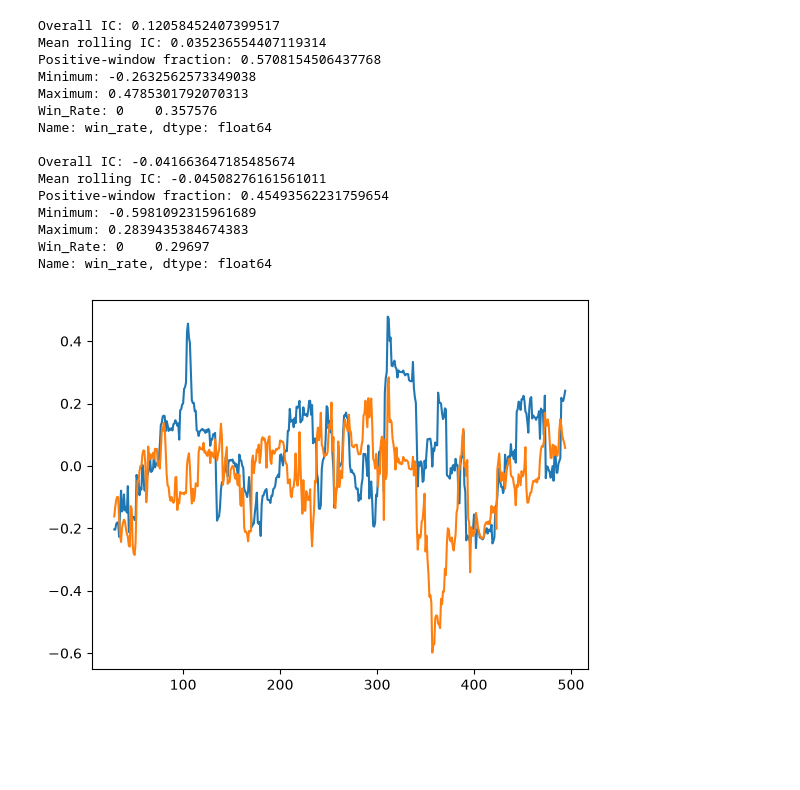
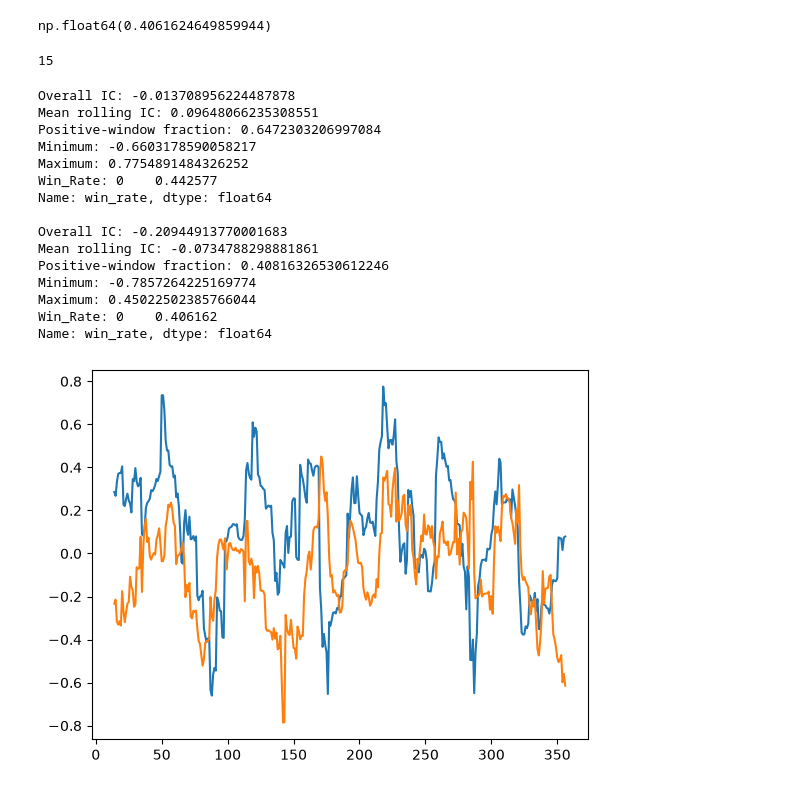
Before and after one commit to sdf1267/NeuralNetworkQuant, a Jupyter notebook: networks/test_model.ipynb, the cells around one changed output. Drawn from its saved outputs; the diff is of its cells as text; code cells hidden in the pictures; blank space fills up the shorter version.

```diff
--- a/networks/test_model.ipynb
+++ b/networks/test_model.ipynb
@@ -17,18 +15,18 @@ torch.manual_seed(seed)
 
 
 ticker = "AAPL"
-start = '2022-01-01'    # start date
+start = '2019-01-01'    # start date
 end  = '2026-01-01'     # end date
 interval = '1d'         # interval
-train_ratio = 0.5
+train_ratio = 0.75
 no_epoches = 100_000
-lr = 0.001
+lr = 0.0001
 tx_fees_bpts = 10
 threshold = 0.001
 
-weight_decay = 1e-3
+weight_decay = 5e-3
 
-max_lags = 12
+max_lags = 32
 
 modelMLP = MLPModel.MLP # multiplayer perception
 
@@ -131,46 +202,54 @@ Text(0.5, 1.0, 'Linear Model')
+# %%
+df["is_won"].mean()
+# %% [output]
+np.float64(0.4061624649859944)
+# %%
+window
+# %% [output]
+15
 # %%
 
 df = Model.trade_results
-
+Model.get_model_performance(df)
 
 rolling_ic = df["rolling_IC"].dropna()
-df["rolling_IC"].plot()
+df["rolling_IC"].plot(x=Model.date_test)
 
 print("Overall IC:", df["T_hat"].corr(df["T_test"]))
 print("Mean rolling IC:", rolling_ic.mean())
 print("Positive-window fraction:", (rolling_ic > 0).mean())
 print("Minimum:", rolling_ic.min())
 print("Maximum:", rolling_ic.max())
 print("Win_Rate:", Model.performance_df["win_rate"])
 
 
 
 df = ModelLin.trade_results
-
+ModelLin.get_model_performance(df)
 
 rolling_ic = df["rolling_IC"].dropna()
-df["rolling_IC"].plot()
+df["rolling_IC"].plot(x=Model.date_test)
 
 print("\nOverall IC:", df["T_hat"].corr(df["T_test"]))
 print("Mean rolling IC:", rolling_ic.mean())
 print("Positive-window fraction:", (rolling_ic > 0).mean())
 print("Minimum:", rolling_ic.min())
 print("Maximum:", rolling_ic.max())
 print("Win_Rate:", ModelLin.performance_df["win_rate"])
 # %% [output]
-Overall IC: 0.12058452407399517
-Mean rolling IC: 0.035236554407119314
-Positive-window fraction: 0.5708154506437768
-Minimum: -0.2632562573349038
-Maximum: 0.4785301792070313
-Win_Rate: 0    0.357576
+Overall IC: -0.013708956224487878
+Mean rolling IC: 0.09648066235308551
+Positive-window fraction: 0.6472303206997084
+Minimum: -0.6603178590058217
+Maximum: 0.7754891484326252
+Win_Rate: 0    0.442577
 Name: win_rate, dtype: float64
 
-Overall IC: -0.041663647185485674
-Mean rolling IC: -0.04508276161561011
-Positive-window fraction: 0.45493562231759654
-Minimum: -0.5981092315961689
-Maximum: 0.2839435384674383
-Win_Rate: 0    0.29697
+Overall IC: -0.20944913770001683
+Mean rolling IC: -0.0734788298881861
+Positive-window fraction: 0.40816326530612246
+Minimum: -0.7857264225169774
+Maximum: 0.45022502385766044
+Win_Rate: 0    0.406162
 Name: win_rate, dtype: float64
-[figure, old version]
+[figure, new version]
```
Also changed, not shown: parts of 6 cells of this notebook, 12 other files.
